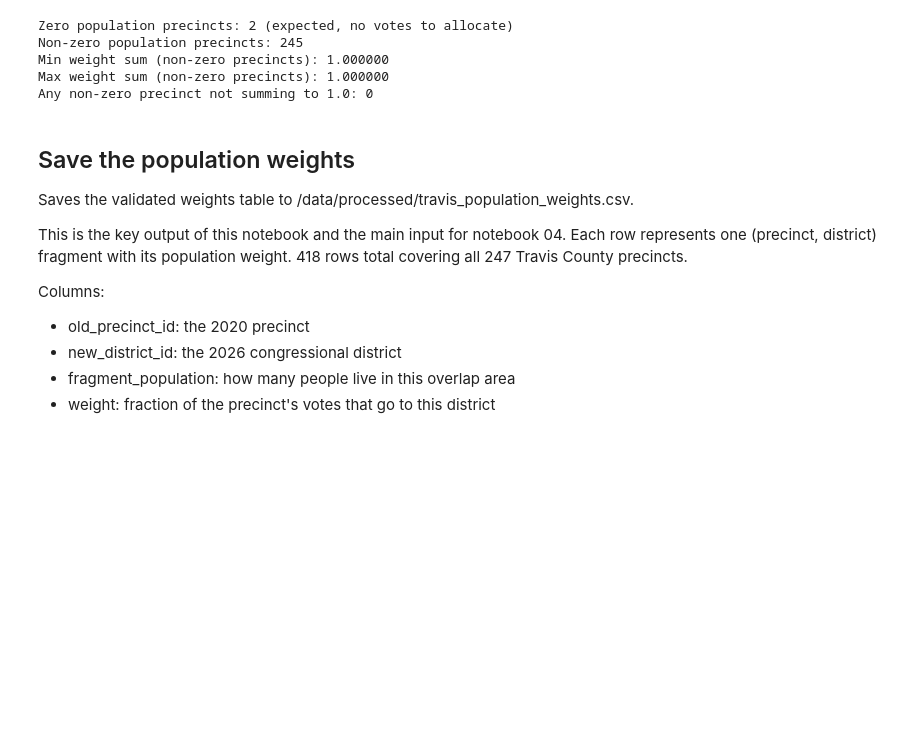
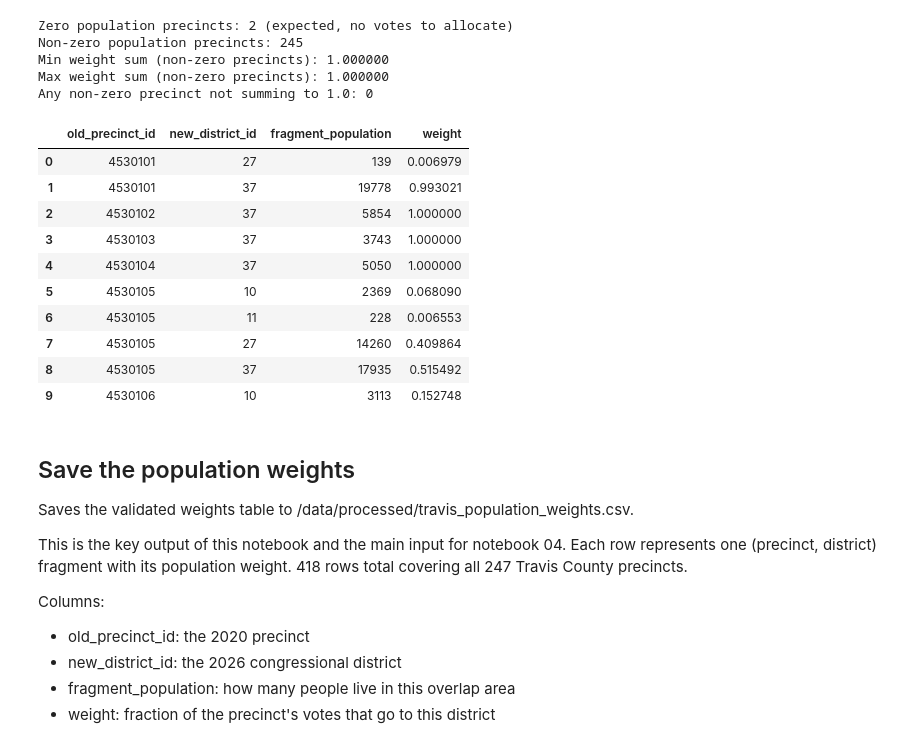
Before and after one commit to bluebonnet-data/bb-unified-election-data, a Jupyter notebook: notebooks/03_spatial_intersection.ipynb, the cells around one changed output. Cells and saved outputs as stored; diff of their text form; code cells hidden in the pictures; blank space fills up the shorter version.

```diff
--- a/notebooks/03_spatial_intersection.ipynb
+++ b/notebooks/03_spatial_intersection.ipynb
@@ -217,6 +243,21 @@ Non-zero population precincts: 245
 Min weight sum (non-zero precincts): 1.000000
 Max weight sum (non-zero precincts): 1.000000
 Any non-zero precinct not summing to 1.0: 0
+# %%
+# Taking a look at the validated weights table
+fragments.head(10)
+# %% [output]
+|  | old_precinct_id | new_district_id | fragment_population | weight |
+| 0 | 4530101 | 27 | 139 | 0.006979 |
+| 1 | 4530101 | 37 | 19778 | 0.993021 |
+| 2 | 4530102 | 37 | 5854 | 1.000000 |
+| 3 | 4530103 | 37 | 3743 | 1.000000 |
+| 4 | 4530104 | 37 | 5050 | 1.000000 |
+| 5 | 4530105 | 10 | 2369 | 0.068090 |
+| 6 | 4530105 | 11 | 228 | 0.006553 |
+| 7 | 4530105 | 27 | 14260 | 0.409864 |
+| 8 | 4530105 | 37 | 17935 | 0.515492 |
+| 9 | 4530106 | 10 | 3113 | 0.152748 |
 # %% [markdown]
 ## Save the population weights
 
```
Also changed, not shown: parts of 2 cells of this notebook.
